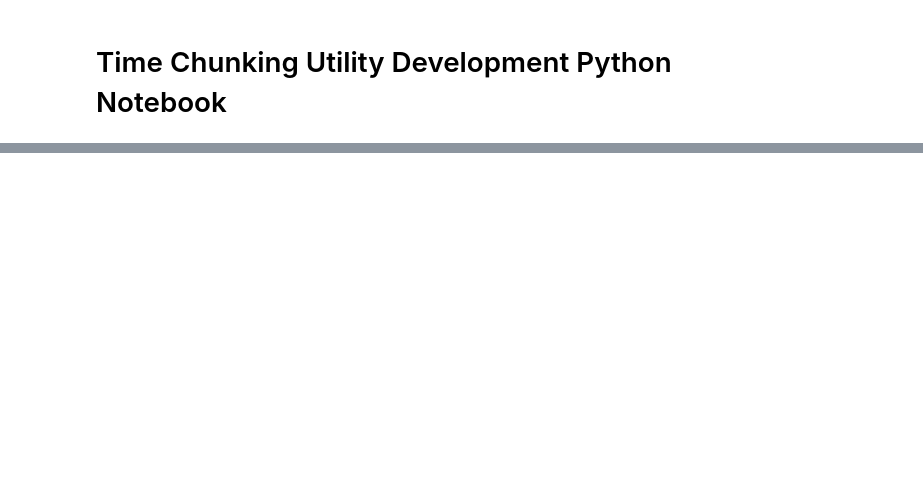
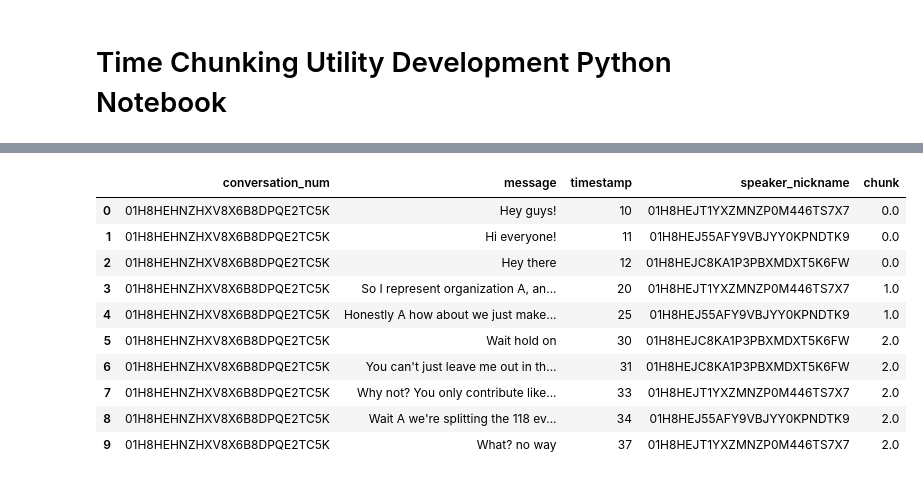
Before and after one commit to Watts-Lab/team_comm_tools, a Jupyter notebook: feature_engine/utils/time_chunking_dev.ipynb, the cells around one changed output, grey strips where cells are left out. Saved outputs shown, nothing was run; the diff lists cells and outputs as text; code cells hidden in the pictures; blank space fills up the shorter version.

```diff
--- a/feature_engine/utils/time_chunking_dev.ipynb
+++ b/feature_engine/utils/time_chunking_dev.ipynb
@@ -129,0 +18,4 @@ chunk num be like 0
+# %%
+negotiation = pd.read_csv('../data/raw_data/negotiation_test_data.csv')
+negotiation = preprocess_conversation_columns(negotiation)
+negotiation.head()
@@ -129,0 +134,15 @@ chunk num be like 0
+# %%
+# Case where chunks are just regular ints
+create_chunks(negotiation, 3)
+# %% [output]
+|  | conversation_num | message | timestamp | speaker_nickname | chunk |
+| 0 | 01H8HEHNZHXV8X6B8DPQE2TC5K | Hey guys! | 10 | 01H8HEJT1YXZMNZP0M446TS7X7 | 0.0 |
+| 1 | 01H8HEHNZHXV8X6B8DPQE2TC5K | Hi everyone! | 11 | 01H8HEJ55AFY9VBJYY0KPNDTK9 | 0.0 |
+| 2 | 01H8HEHNZHXV8X6B8DPQE2TC5K | Hey there | 12 | 01H8HEJC8KA1P3PBXMDXT5K6FW | 0.0 |
+| 3 | 01H8HEHNZHXV8X6B8DPQE2TC5K | So I represent organization A, an... | 20 | 01H8HEJT1YXZMNZP0M446TS7X7 | 1.0 |
+| 4 | 01H8HEHNZHXV8X6B8DPQE2TC5K | Honestly A how about we just make... | 25 | 01H8HEJ55AFY9VBJYY0KPNDTK9 | 1.0 |
+| 5 | 01H8HEHNZHXV8X6B8DPQE2TC5K | Wait hold on | 30 | 01H8HEJC8KA1P3PBXMDXT5K6FW | 2.0 |
+| 6 | 01H8HEHNZHXV8X6B8DPQE2TC5K | You can't just leave me out in th... | 31 | 01H8HEJC8KA1P3PBXMDXT5K6FW | 2.0 |
+| 7 | 01H8HEHNZHXV8X6B8DPQE2TC5K | Why not? You only contribute like... | 33 | 01H8HEJT1YXZMNZP0M446TS7X7 | 2.0 |
+| 8 | 01H8HEHNZHXV8X6B8DPQE2TC5K | Wait A we're splitting the 118 ev... | 34 | 01H8HEJ55AFY9VBJYY0KPNDTK9 | 2.0 |
+| 9 | 01H8HEHNZHXV8X6B8DPQE2TC5K | What? no way | 37 | 01H8HEJT1YXZMNZP0M446TS7X7 | 2.0 |
```
Also changed, not shown: parts of 12 cells of this notebook, 2 other files.
